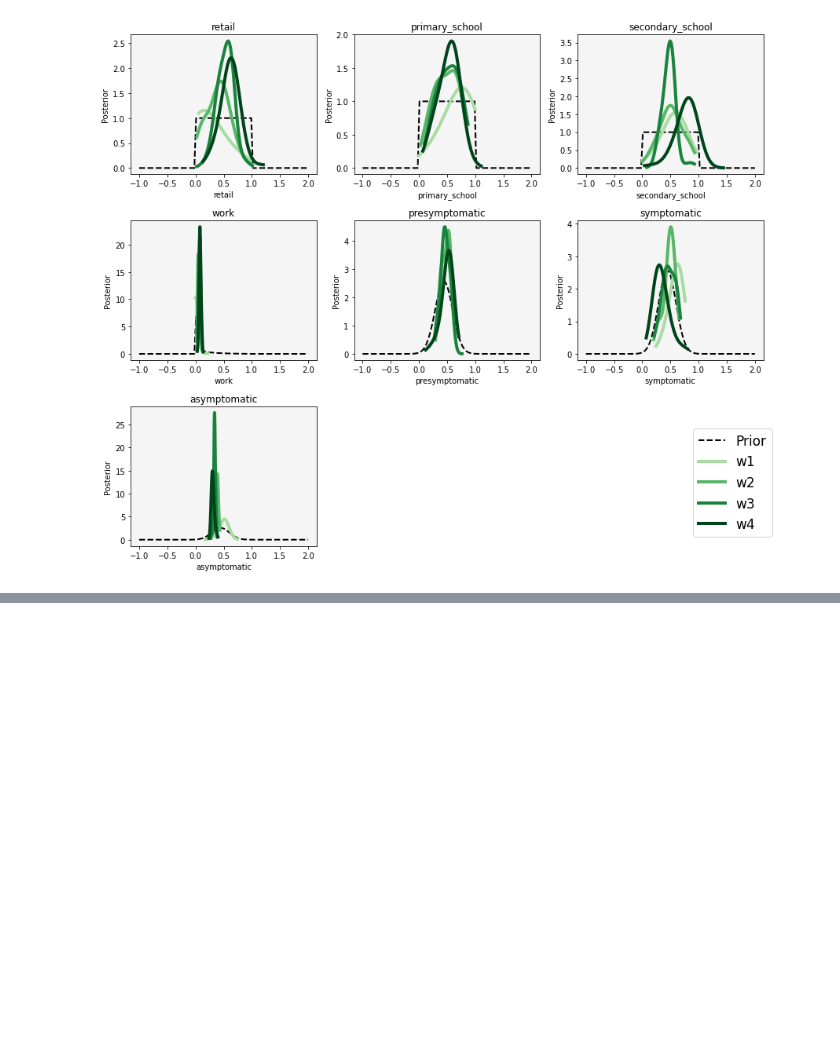
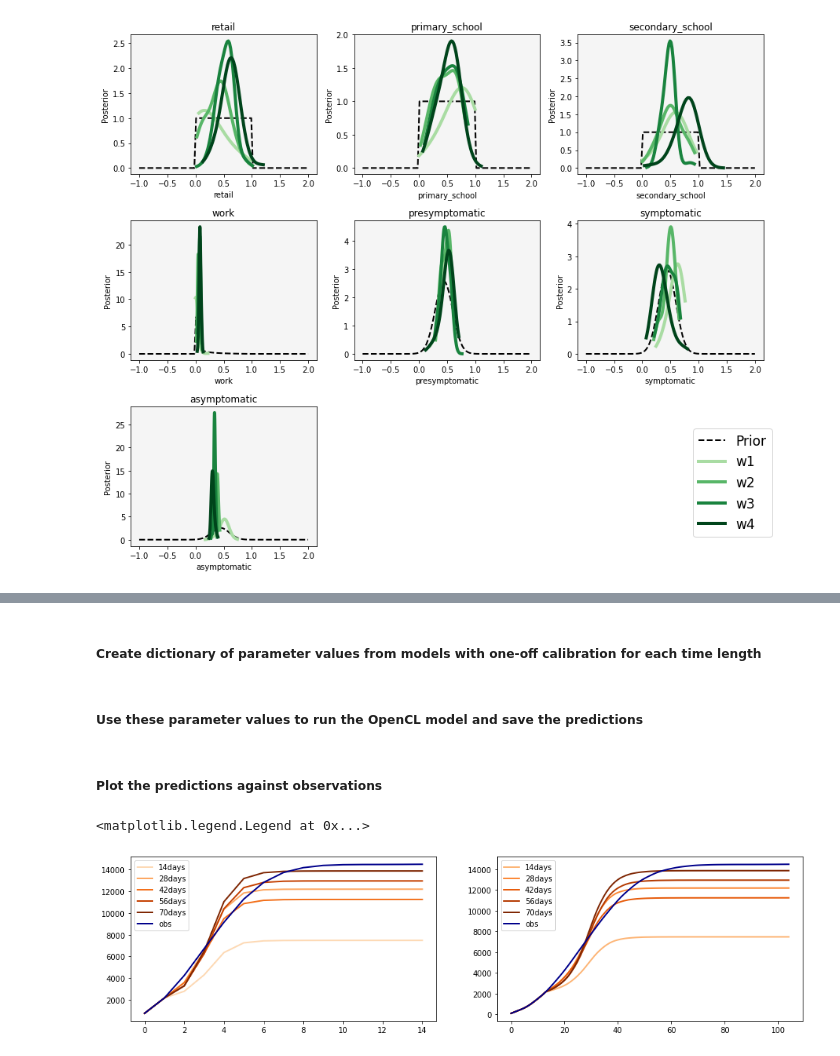
Before and after one commit to Urban-Analytics/RAMP-UA, a Jupyter notebook: experiments/calibration/AnalyseResults-5pops,100particles.ipynb, the cells around one changed output, grey strips where cells are left out. Drawn from its saved outputs; the diff is of its cells as text; code cells hidden in the pictures; blank space fills up the shorter version.

```diff
--- a/experiments/calibration/AnalyseResults-5pops,100particles.ipynb
+++ b/experiments/calibration/AnalyseResults-5pops,100particles.ipynb
@@ -542,0 +437,2 @@ Finished sampling. Ignored 0 negative samples.
+# %% [markdown]
+##### Create dictionary of parameter values from models with one-off calibration for each time length
@@ -542,0 +451,2 @@ Finished sampling. Ignored 0 negative samples.
+# %% [markdown]
+##### Use these parameter values to run the OpenCL model and save the predictions
@@ -542,0 +467,26 @@ Finished sampling. Ignored 0 negative samples.
+# %% [markdown]
+##### Plot the predictions against observations
+# %%
+# Plot weekly data
+evenly_spaced_interval = np.linspace(0.2, 1, len(oneoff_calib_best_params_modelled_weekly_dict))
+colors = [cm.Oranges(x) for x in evenly_spaced_interval]
+# Create figure
+fig, axes = plt.subplots(1, 2, figsize=(16,4), sharey = False)
+
+for count, (run_length, sim) in enumerate(oneoff_calib_best_params_modelled_weekly_dict.items()):
+    axes[0].plot(range(len(sim)), sim, label=run_length, color=colors[count], linewidth=2)
+axes[0].plot(range(len(cases_devon_daily_summed_weekly[0:(int(ITERATIONS/7))])),
+       cases_devon_daily_summed_weekly[0:(int(ITERATIONS/7))], label="obs", color="darkblue", linewidth=2)
+axes[0].legend()
+
+## Plot daily data
+evenly_spaced_interval = np.linspace(0.35, 1, len(oneoff_calib_best_params_modelled_daily_dict))
+colors = [cm.Oranges(x) for x in evenly_spaced_interval]
+for count, (run_length, sim) in enumerate(oneoff_calib_best_params_modelled_daily_dict.items()):
+    axes[1].plot(range(len(sim)), sim, label=run_length, color=colors[count], linewidth=2)
+axes[1].plot(range(len(cases_devon_daily[0:ITERATIONS])),
+       cases_devon_daily[0:ITERATIONS], label="obs", color="darkblue", linewidth=2)
+axes[1].legend()
+# %% [output]
+<matplotlib.legend.Legend at 0x...>
+[figure, added]
```
Also changed, not shown: parts of 45 cells of this notebook, 12 other files.
